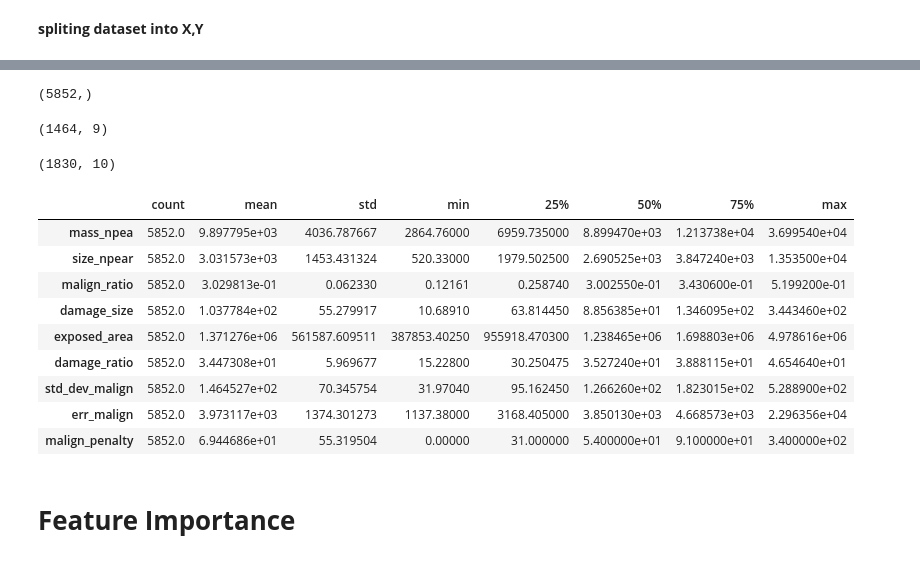
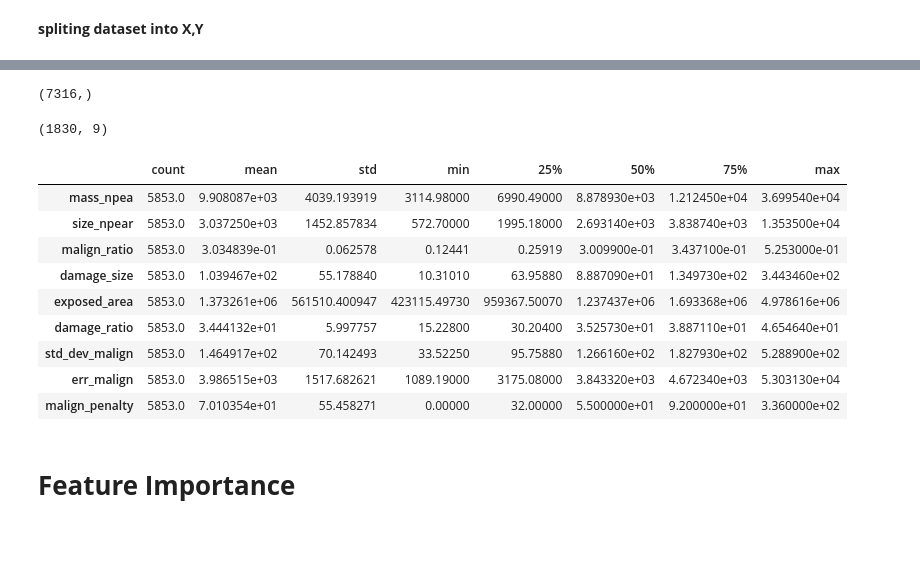
Before and after one commit to vbhaktha13/ML, a Jupyter notebook: Copy_of_Project_tumor_size.ipynb, the cells around one changed output, grey strips where cells are left out. Drawn from its saved outputs; the diff is of its cells as text; code cells hidden in the pictures.

```diff
--- a/Copy_of_Project_tumor_size.ipynb
+++ b/Copy_of_Project_tumor_size.ipynb
@@ -342,10 +342,11 @@ tumor_train.shape
 #16. Train, test split
 from sklearn.model_selection import train_test_split
 tumor_train_labels = ['mass_npea','size_npear','malign_ratio','damage_size','exposed_area','damage_ratio','std_dev_malign','err_malign','malign_penalty']
-X=tumor_train[tumor_train_labels]
-y = tumor_train['tumor_size']
-X_train,X_val,y_train,y_val=train_test_split(X,y, test_size=0.2,random_state=0 )
-X_test = tumor_test
+X_train=tumor_train[tumor_train_labels]
+y_train = tumor_train['tumor_size']
+#train_dataset = dataset.sample(frac=0.8,random_state=0)
+#X_train,X_val,y_train,y_val=train_test_split(X,y, test_size=0.2,random_state=0 )
+X_test = tumor_test[tumor_train_labels]
 # %%
 X_train.shape
 #val_data = tumor_train.drop(tumor_train.index)
@@ -354,8 +355,4 @@ X_train.shape
 # %%
 y_train.shape  #tumor_train_labels = tumor_train.pop('tumor_size')
 # %% [output]
-(5852,)
+(7316,)
-# %%
-X_val.shape
-# %% [output]
-(1464, 9)
@@ -362,21 +361,23 @@ X_val.shape
 # %%
 X_test.shape
 # %% [output]
-(1830, 10)
+(1830, 9)
+# %%
+X_train_stats = X_train.sample(frac=0.8,random_state=0)
 # %%
-X_train_stats=X_train.describe().transpose()
+X_train_stats=X_train_stats.describe().transpose()
 X_train_stats
 # %% [output]
 |  | count | mean | std | min | 25% | 50% | 75% | max |
-| mass_npea | 5852.0 | 9.897795e+03 | 4036.787667 | 2864.76000 | 6959.735000 | 8.899470e+03 | 1.213738e+04 | 3.699540e+04 |
-| size_npear | 5852.0 | 3.031573e+03 | 1453.431324 | 520.33000 | 1979.502500 | 2.690525e+03 | 3.847240e+03 | 1.353500e+04 |
-| malign_ratio | 5852.0 | 3.029813e-01 | 0.062330 | 0.12161 | 0.258740 | 3.002550e-01 | 3.430600e-01 | 5.199200e-01 |
-| damage_size | 5852.0 | 1.037784e+02 | 55.279917 | 10.68910 | 63.814450 | 8.856385e+01 | 1.346095e+02 | 3.443460e+02 |
-| exposed_area | 5852.0 | 1.371276e+06 | 561587.609511 | 387853.40250 | 955918.470300 | 1.238465e+06 | 1.698803e+06 | 4.978616e+06 |
-| damage_ratio | 5852.0 | 3.447308e+01 | 5.969677 | 15.22800 | 30.250475 | 3.527240e+01 | 3.888115e+01 | 4.654640e+01 |
-| std_dev_malign | 5852.0 | 1.464527e+02 | 70.345754 | 31.97040 | 95.162450 | 1.266260e+02 | 1.823015e+02 | 5.288900e+02 |
-| err_malign | 5852.0 | 3.973117e+03 | 1374.301273 | 1137.38000 | 3168.405000 | 3.850130e+03 | 4.668573e+03 | 2.296356e+04 |
-| malign_penalty | 5852.0 | 6.944686e+01 | 55.319504 | 0.00000 | 31.000000 | 5.400000e+01 | 9.100000e+01 | 3.400000e+02 |
+| mass_npea | 5853.0 | 9.908087e+03 | 4039.193919 | 3114.98000 | 6990.49000 | 8.878930e+03 | 1.212450e+04 | 3.699540e+04 |
+| size_npear | 5853.0 | 3.037250e+03 | 1452.857834 | 572.70000 | 1995.18000 | 2.693140e+03 | 3.838740e+03 | 1.353500e+04 |
+| malign_ratio | 5853.0 | 3.034839e-01 | 0.062578 | 0.12441 | 0.25919 | 3.009900e-01 | 3.437100e-01 | 5.253000e-01 |
+| damage_size | 5853.0 | 1.039467e+02 | 55.178840 | 10.31010 | 63.95880 | 8.887090e+01 | 1.349730e+02 | 3.443460e+02 |
+| exposed_area | 5853.0 | 1.373261e+06 | 561510.400947 | 423115.49730 | 959367.50070 | 1.237437e+06 | 1.693368e+06 | 4.978616e+06 |
+| damage_ratio | 5853.0 | 3.444132e+01 | 5.997757 | 15.22800 | 30.20400 | 3.525730e+01 | 3.887110e+01 | 4.654640e+01 |
+| std_dev_malign | 5853.0 | 1.464917e+02 | 70.142493 | 33.52250 | 95.75880 | 1.266160e+02 | 1.827930e+02 | 5.288900e+02 |
+| err_malign | 5853.0 | 3.986515e+03 | 1517.682621 | 1089.19000 | 3175.08000 | 3.843320e+03 | 4.672340e+03 | 5.303130e+04 |
+| malign_penalty | 5853.0 | 7.010354e+01 | 55.458271 | 0.00000 | 32.00000 | 5.500000e+01 | 9.200000e+01 | 3.360000e+02 |
 # %% [markdown]
 # **Feature Importance**
 # %%
```
Also changed, not shown: parts of 16 cells of this notebook.
